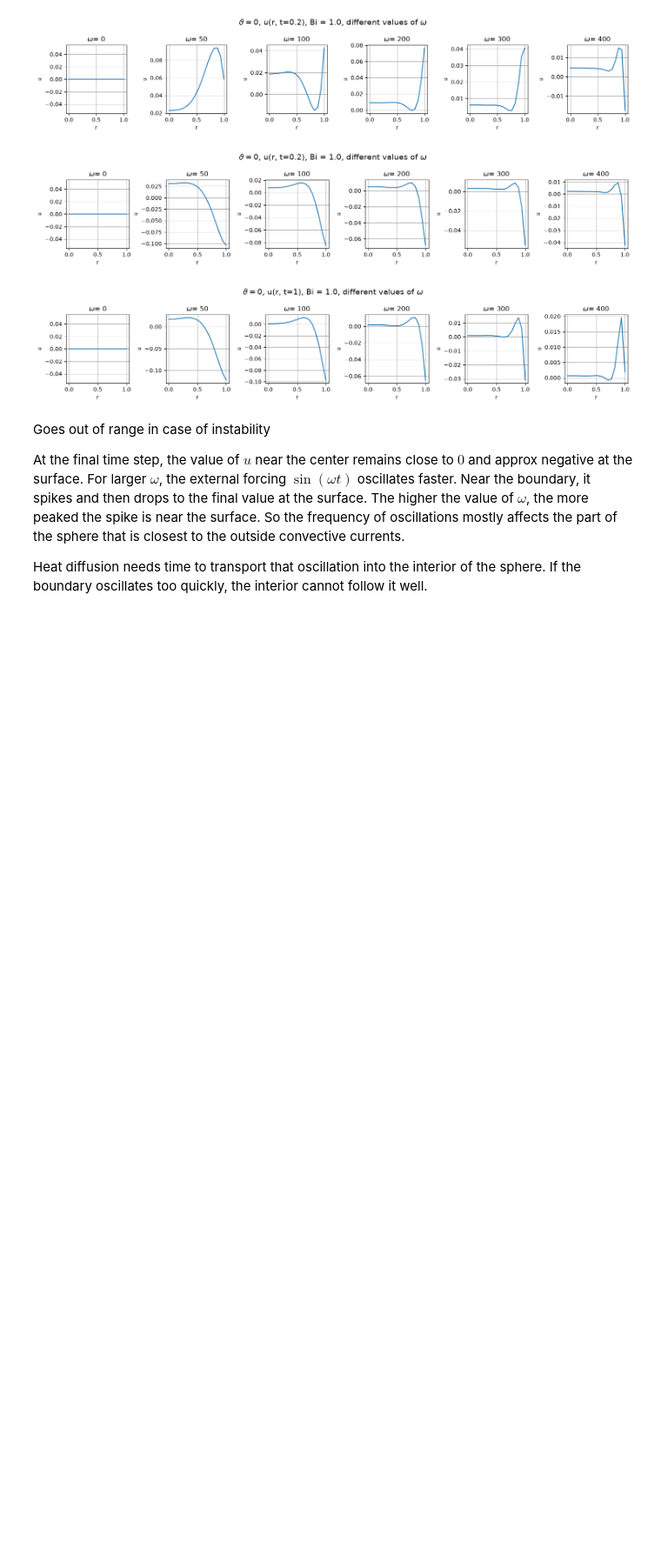
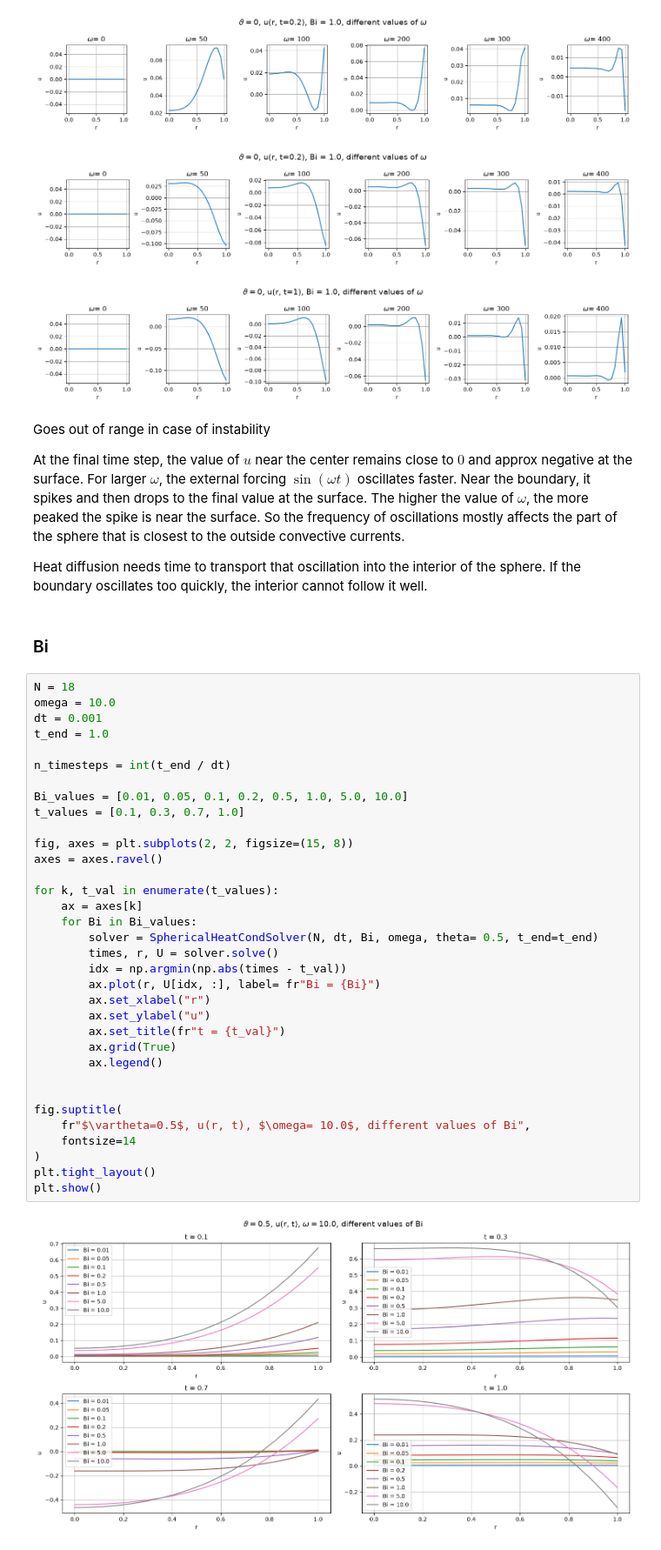
Before and after one commit to claramont/scicomp-code, a Jupyter notebook: Ex_1e.ipynb, the cells around one changed output. Shown at 87% size. Drawn from its saved outputs; the diff is of its cells as text; blank space fills up the shorter version.

```diff
--- a/Ex_1e.ipynb
+++ b/Ex_1e.ipynb
@@ -610,3 +625,41 @@ At the final time step, the value of $u$ near the center remains close to $0$ an
 For larger $\omega$, the external forcing $\sin(\omega t)$ oscillates faster. Near the boundary, it spikes and then drops to the final value at the surface. The higher the value of $\omega$, the more peaked the spike is near the surface. So the frequency of oscillations mostly affects the part of the sphere that is closest to the outside convective currents.
 
 Heat diffusion needs time to transport that oscillation into the interior of the sphere. If the boundary oscillates too quickly, the interior cannot follow it well.
+# %% [markdown]
+### Bi
+# %%
+N = 18
+omega = 10.0
+dt = 0.001
+t_end = 1.0
+
+n_timesteps = int(t_end / dt)
+
+Bi_values = [0.01, 0.05, 0.1, 0.2, 0.5, 1.0, 5.0, 10.0]
+t_values = [0.1, 0.3, 0.7, 1.0]
+
+fig, axes = plt.subplots(2, 2, figsize=(15, 8))
+axes = axes.ravel()
+
+for k, t_val in enumerate(t_values):
+    ax = axes[k]
+    for Bi in Bi_values:
+        solver = SphericalHeatCondSolver(N, dt, Bi, omega, theta= 0.5, t_end=t_end)
+        times, r, U = solver.solve()
+        idx = np.argmin(np.abs(times - t_val))
+        ax.plot(r, U[idx, :], label= fr"Bi = {Bi}")
+        ax.set_xlabel("r")
+        ax.set_ylabel("u")
+        ax.set_title(fr"t = {t_val}")
+        ax.grid(True)
+        ax.legend()
+
+
+fig.suptitle(
+    fr"$\vartheta=0.5$, u(r, t), $\omega= 10.0$, different values of Bi",
+    fontsize=14
+)
+plt.tight_layout()
+plt.show()
+# %% [output]
+[figure, added]
```
Also changed, not shown: parts of 9 cells of this notebook.
